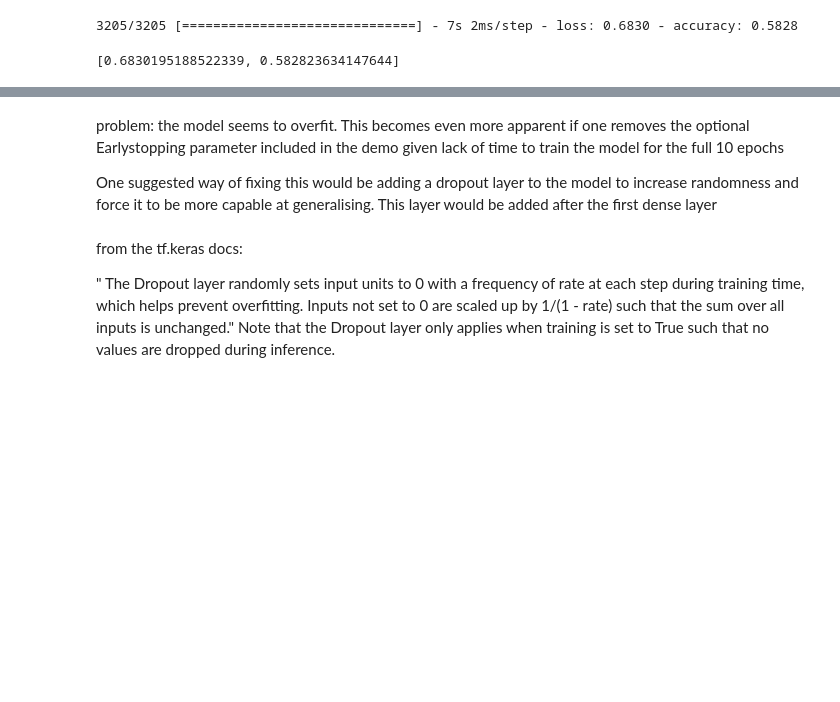
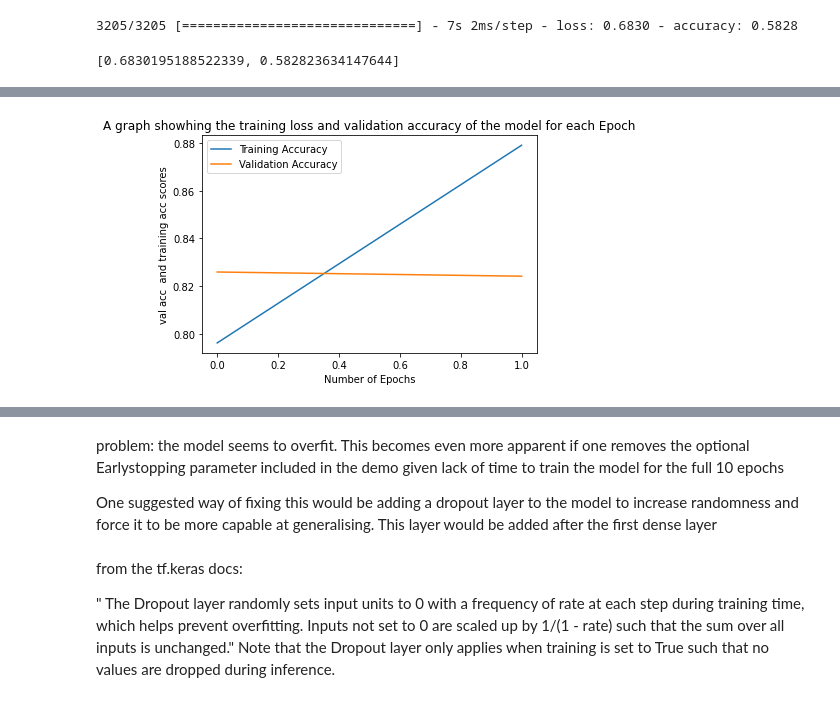
Before and after one commit to Beatrix-droid/NN-for-text-classification-of-amazonreviews, a Jupyter notebook: main.ipynb, the cells around one changed output, grey strips where cells are left out. Cells and saved outputs as stored; diff of their text form; code cells hidden in the pictures; blank space fills up the shorter version.

Commit message:
trained and evaluated performance of first model, commenced training of the second model

```diff
--- a/main.ipynb
+++ b/main.ipynb
@@ -200,12 +201,14 @@ Epoch 2/10
 # %%
-#create a plot of the training accuracy and validation accuracy (both should increase)
+ #create a plot of the training accuracy and validation accuracy (both should increase)
 plt.plot(history.history["accuracy"], label="Training Accuracy")
 plt.plot(history.history["val_accuracy"], label="Validation Accuracy")
-plt.xlablel("Number of Epochs")
+plt.xlabel("Number of Epochs")
 plt.ylabel("val acc  and training acc scores")
 plt.title("A graph showhing the training loss and validation accuracy of the model for each Epoch")
 plt.legend()
 plt.show()
+# %% [output]
+[figure, added]
 # %%
 #create a plot of the loss and validation loss both should decrease as no of epochs increase
 plt.plot(history.history["loss"], label="Training Loss")
```
Also changed, not shown: parts of 9 cells of this notebook.
